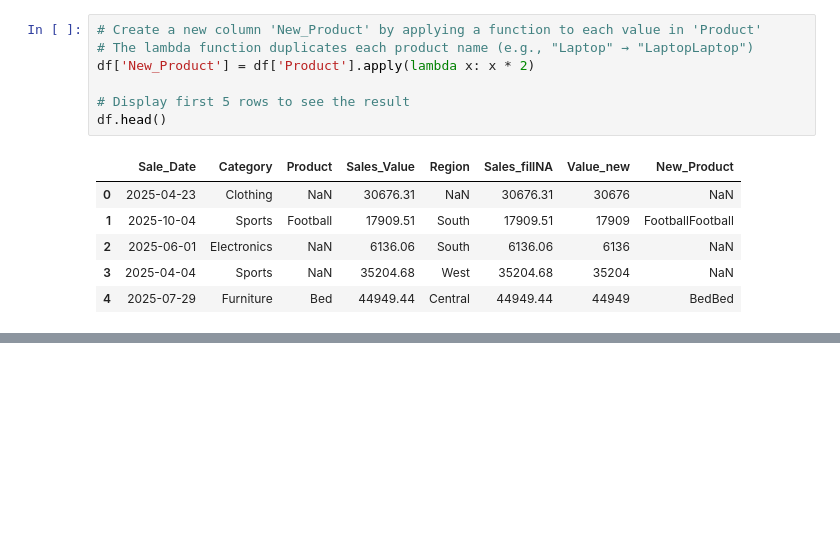
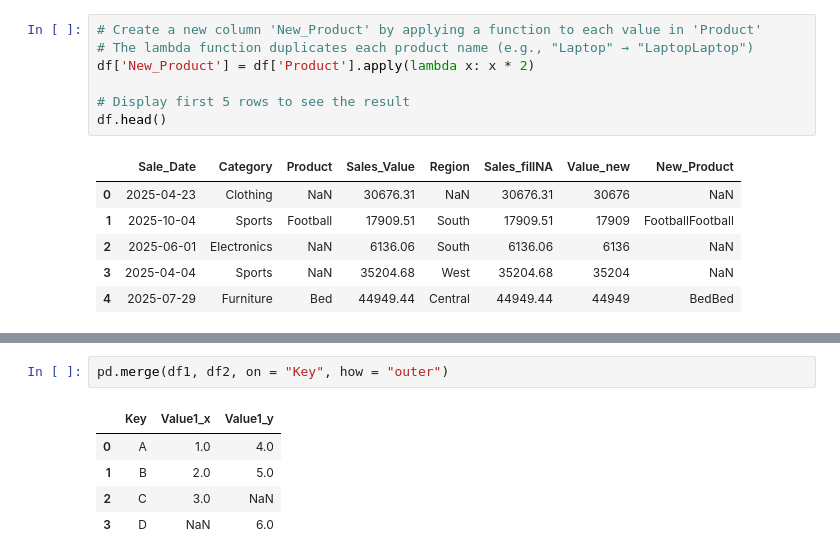
Before and after one commit to sukriti-waani/Python, a Jupyter notebook: PYTHON1/10-Data_Analysis_With_Python/10.3-dataManipulation.ipynb, the cells around one changed output, grey strips where cells are left out. Saved outputs shown, nothing was run; the diff lists cells and outputs as text; blank space fills up the shorter version.

```diff
--- a/PYTHON1/10-Data_Analysis_With_Python/10.3-dataManipulation.ipynb
+++ b/PYTHON1/10-Data_Analysis_With_Python/10.3-dataManipulation.ipynb
@@ -146,0 +265,8 @@ df.head()
+# %%
+pd.merge(df1, df2, on = "Key", how = "outer")
+# %% [output]
+|  | Key | Value1_x | Value1_y |
+| 0 | A | 1.0 | 4.0 |
+| 1 | B | 2.0 | 5.0 |
+| 2 | C | 3.0 | NaN |
+| 3 | D | NaN | 6.0 |
```
Also changed, not shown: parts of 12 cells of this notebook.
